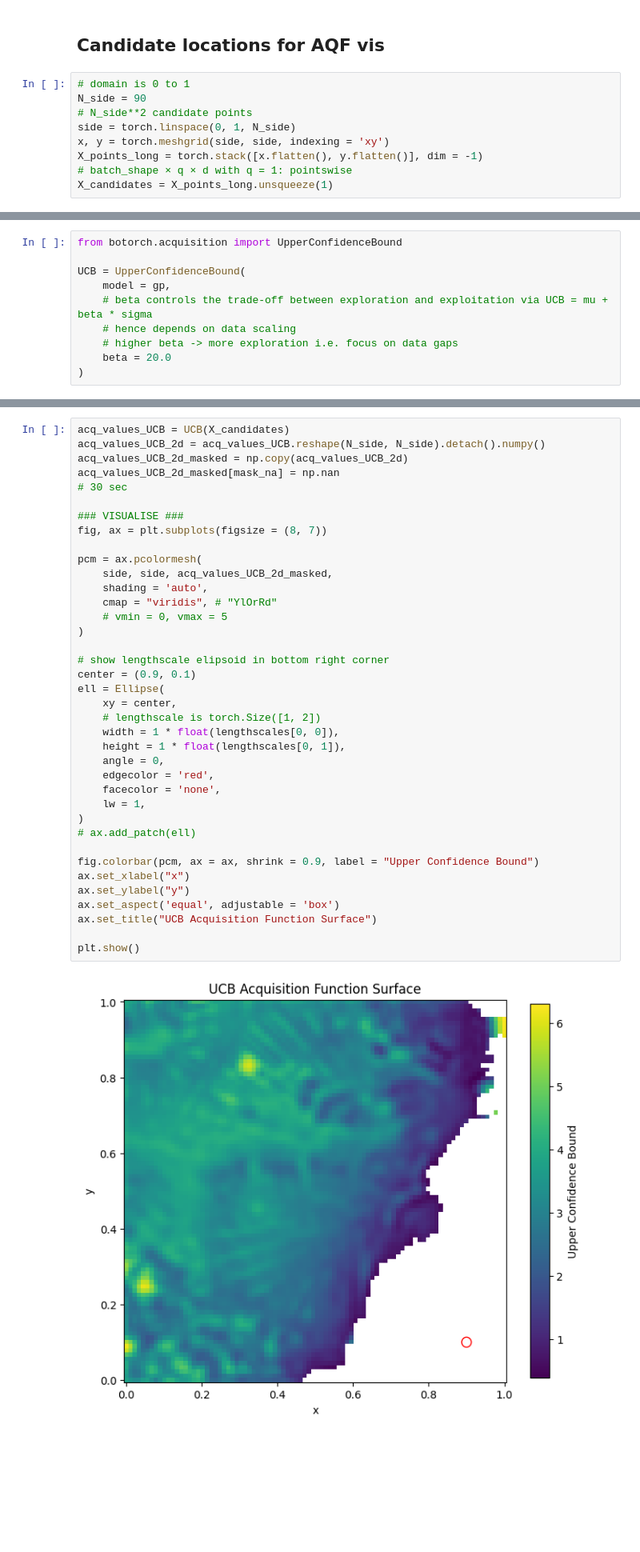
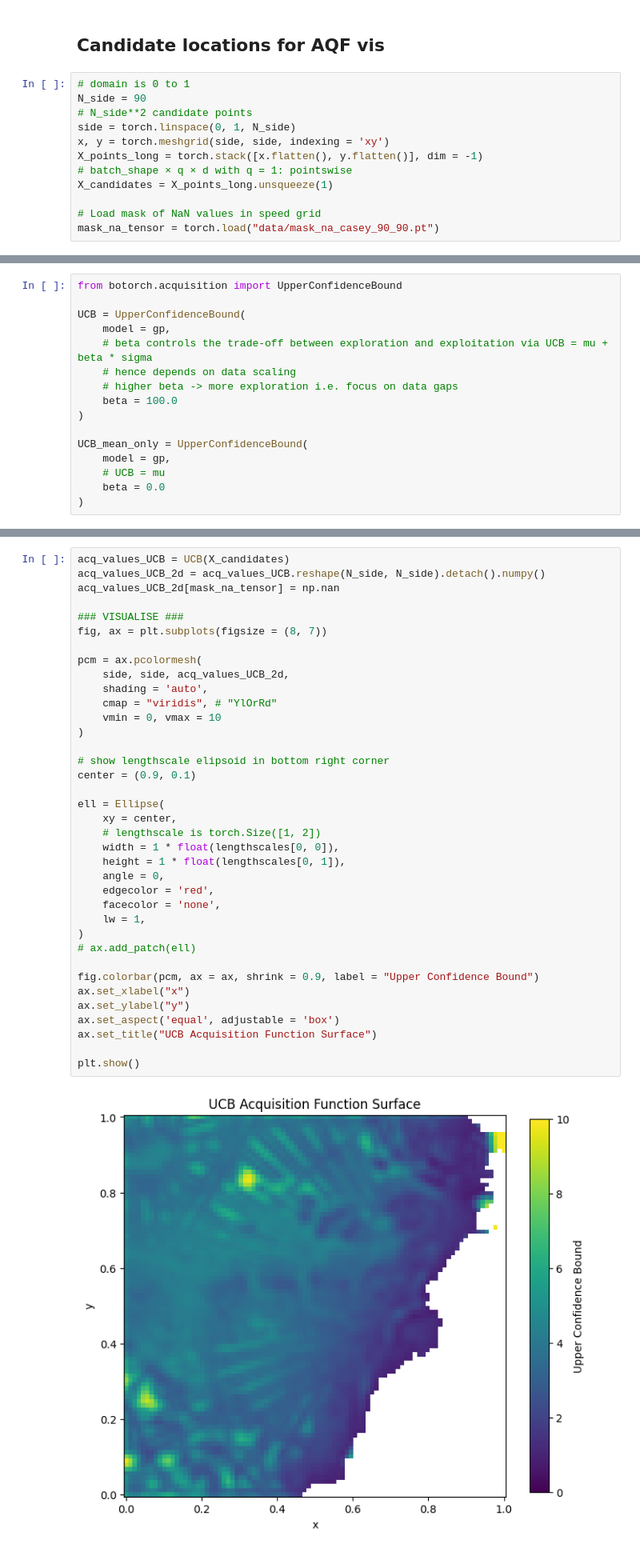
Before and after one commit to kimbente/BO4AIS, a Jupyter notebook: develop_bo.ipynb, the cells around one changed output, grey strips where cells are left out. Shown at 80% size. Drawn from its saved outputs; the diff is of its cells as text; blank space fills up the shorter version.

```diff
--- a/develop_bo.ipynb
+++ b/develop_bo.ipynb
@@ -318,5 +320,8 @@ x, y = torch.meshgrid(side, side, indexing = 'xy')
 X_points_long = torch.stack([x.flatten(), y.flatten()], dim = -1)
 # batch_shape × q × d with q = 1: pointswise
 X_candidates = X_points_long.unsqueeze(1)
+
+# Load mask of NaN values in speed grid
+mask_na_tensor = torch.load("data/mask_na_casey_90_90.pt")
 # %% [markdown]
 # Initialise UBC aquisition function
@@ -328,5 +341,11 @@ UCB = UpperConfidenceBound(
     # beta controls the trade-off between exploration and exploitation via UCB = mu + beta * sigma
     # hence depends on data scaling
     # higher beta -> more exploration i.e. focus on data gaps
-    beta = 20.0
+    beta = 100.0
 )
+
+UCB_mean_only = UpperConfidenceBound(
+    model = gp,
+    # UCB = mu
+    beta = 0.0
+)
@@ -333,43 +376,42 @@ UCB = UpperConfidenceBound(
 # %%
 acq_values_UCB = UCB(X_candidates)
 acq_values_UCB_2d = acq_values_UCB.reshape(N_side, N_side).detach().numpy()
-acq_values_UCB_2d_masked = np.copy(acq_values_UCB_2d)
-acq_values_UCB_2d_masked[mask_na] = np.nan
-# 30 sec
+acq_values_UCB_2d[mask_na_tensor] = np.nan
 
 ### VISUALISE ###
 fig, ax = plt.subplots(figsize = (8, 7))
 
 pcm = ax.pcolormesh(
-    side, side, acq_values_UCB_2d_masked,
+    side, side, acq_values_UCB_2d,
     shading = 'auto',
     cmap = "viridis", # "YlOrRd"
-    # vmin = 0, vmax = 5
+    vmin = 0, vmax = 10
 )
 
 # show lengthscale elipsoid in bottom right corner
 center = (0.9, 0.1)
+
 ell = Ellipse(
     xy = center,
     # lengthscale is torch.Size([1, 2])
     width = 1 * float(lengthscales[0, 0]),
     height = 1 * float(lengthscales[0, 1]),
     angle = 0,
     edgecolor = 'red',
     facecolor = 'none',
     lw = 1,
 )
 # ax.add_patch(ell)
 
 fig.colorbar(pcm, ax = ax, shrink = 0.9, label = "Upper Confidence Bound")
 ax.set_xlabel("x")
 ax.set_ylabel("y")
 ax.set_aspect('equal', adjustable = 'box')
 ax.set_title("UCB Acquisition Function Surface")
 
 plt.show()
 # %% [output]
-[figure, old version]
+[figure, new version]
 # %%
 plt.figure(figsize = (15, 15))
 
```
Also changed, not shown: parts of 18 cells of this notebook, 18 other files.
